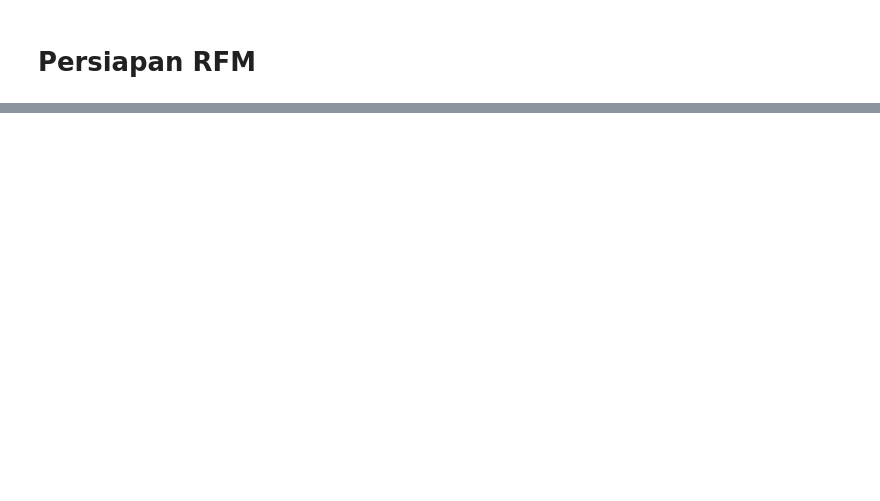
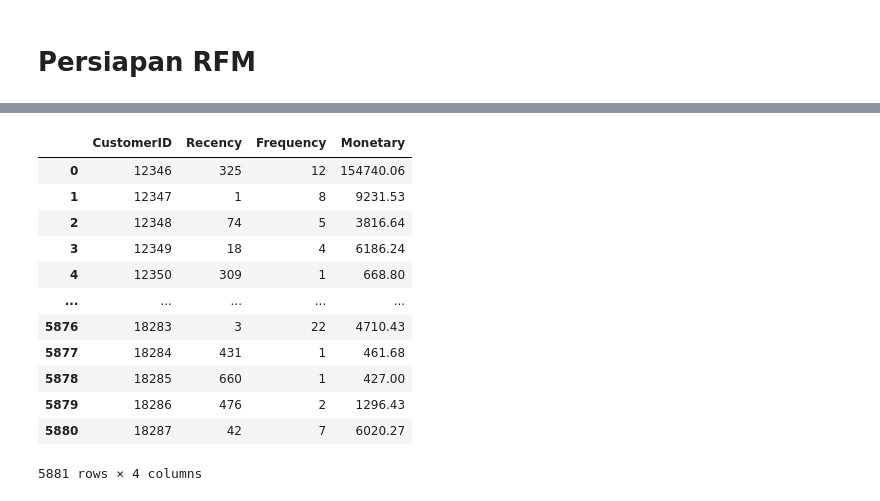
Before and after one commit to ShiftorTheOrca/asah-capstone, a Jupyter notebook: Asah_Fetch_A25_CS328.ipynb, the cells around one changed output, grey strips where cells are left out. Cells and saved outputs as stored; diff of their text form; code cells hidden in the pictures; blank space fills up the shorter version.

```diff
--- a/Asah_Fetch_A25_CS328.ipynb
+++ b/Asah_Fetch_A25_CS328.ipynb
@@ -291,0 +300,24 @@ df_clean
+# %%
+# Asumsi data diambil pada saat entri data terakhir
+tgl_pengambilan = df_clean['InvoiceDate'].max()
+
+df_rfm = df_clean.groupby('CustomerID').agg(
+  Recency=('InvoiceDate', lambda x: (tgl_pengambilan - x.max()).days),
+  Frequency=('Invoice', 'nunique'),
+  Monetary=('Total', 'sum')
+).reset_index()
+df_rfm
+# %% [output]
+|  | CustomerID | Recency | Frequency | Monetary |
+| 0 | 12346 | 325 | 12 | 154740.06 |
+| 1 | 12347 | 1 | 8 | 9231.53 |
+| 2 | 12348 | 74 | 5 | 3816.64 |
+| 3 | 12349 | 18 | 4 | 6186.24 |
+| 4 | 12350 | 309 | 1 | 668.80 |
+| ... | ... | ... | ... | ... |
+| 5876 | 18283 | 3 | 22 | 4710.43 |
+| 5877 | 18284 | 431 | 1 | 461.68 |
+| 5878 | 18285 | 660 | 1 | 427.00 |
+| 5879 | 18286 | 476 | 2 | 1296.43 |
+| 5880 | 18287 | 42 | 7 | 6020.27 |
+5881 rows × 4 columns
```
Also changed, not shown: parts of 17 cells of this notebook.
